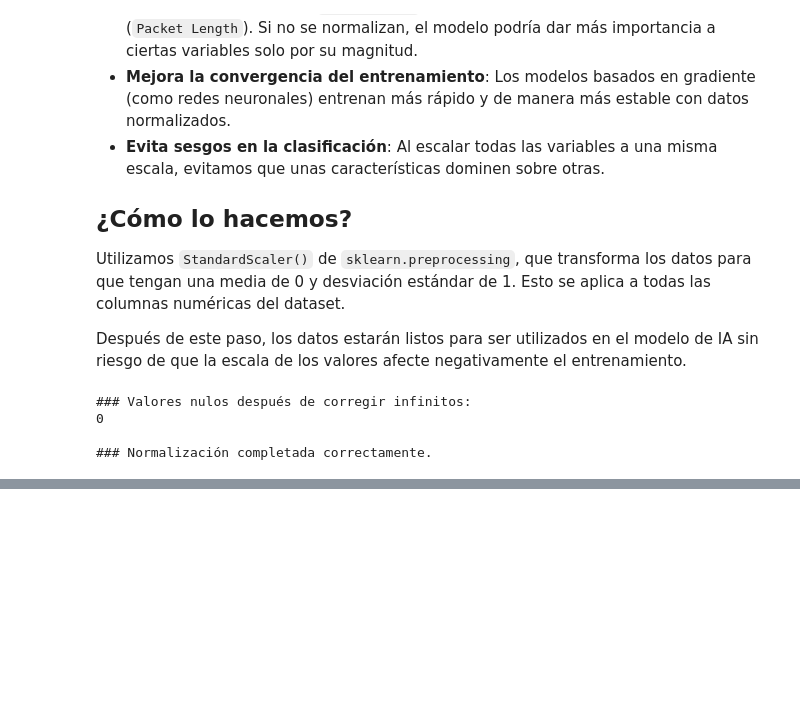
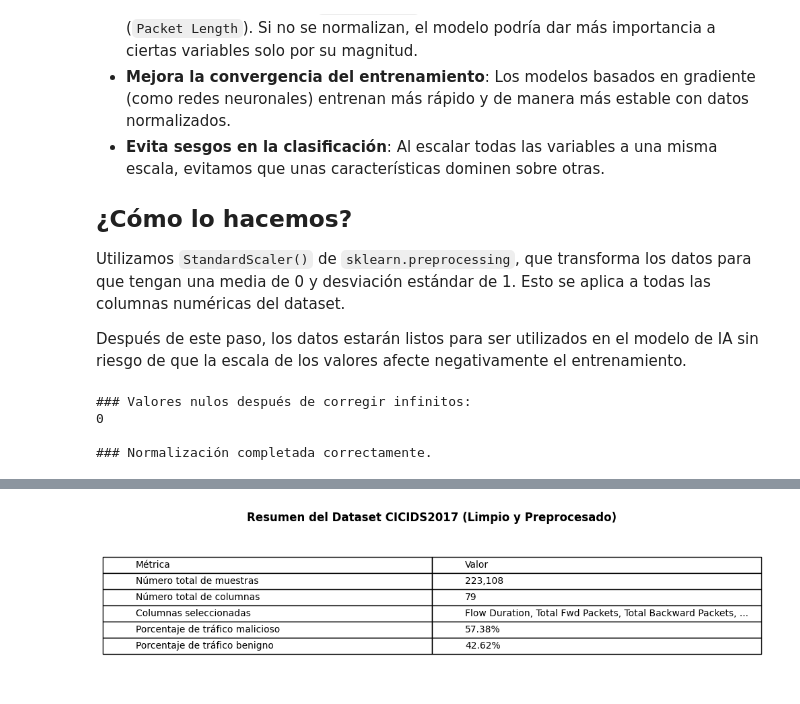
Before and after one commit to AlfonsoGalocha/TFG, a Jupyter notebook: scripts/LimpiezaDataset.ipynb, the cells around one changed output, grey strips where cells are left out. Drawn from its saved outputs; the diff is of its cells as text; code cells hidden in the pictures; blank space fills up the shorter version.

```diff
--- a/scripts/LimpiezaDataset.ipynb
+++ b/scripts/LimpiezaDataset.ipynb
@@ -204,0 +255,49 @@ KeyboardInterrupt:
+# %%
+import pandas as pd
+import matplotlib.pyplot as plt
+
+# Cargar el dataset limpio
+df = pd.read_csv("../archive/cleaned_dataset.csv")
+
+# Calcular estadísticas clave
+num_muestras = df.shape[0]
+num_columnas = df.shape[1]
+columnas_seleccionadas = list(df.columns)
+porcentaje_malicioso = (df['Label'].sum() / num_muestras) * 100
+porcentaje_benigno = 100 - porcentaje_malicioso
+
+# Crear DataFrame resumen
+resumen_df = pd.DataFrame({
+    "Métrica": [
+        "Número total de muestras",
+        "Número total de columnas",
+        "Columnas seleccionadas",
+        "Porcentaje de tráfico malicioso",
+        "Porcentaje de tráfico benigno"
+    ],
+    "Valor": [
+        f"{num_muestras:,}",
+        num_columnas,
+        ", ".join(columnas_seleccionadas[:3]) + ", ...",
+        f"{porcentaje_malicioso:.2f}%",
+        f"{porcentaje_benigno:.2f}%"
+    ]
+})
+
+# Dibujar tabla como gráfico
+fig, ax = plt.subplots(figsize=(10, 2.8))
+ax.axis('off')
+tabla = ax.table(cellText=resumen_df.values,
+                 colLabels=resumen_df.columns,
+                 cellLoc='left',
+                 loc='center',
+                 colLoc='left')
+tabla.auto_set_font_size(False)
+tabla.set_fontsize(10)
+tabla.scale(1.2, 1.4)
+
+plt.title("Resumen del Dataset CICIDS2017 (Limpio y Preprocesado)", fontsize=12, weight='bold', pad=10)
+plt.tight_layout()
+plt.show()
+# %% [output]
+[figure, added]
```
Also changed, not shown: parts of 3 cells of this notebook, 5 other files.
